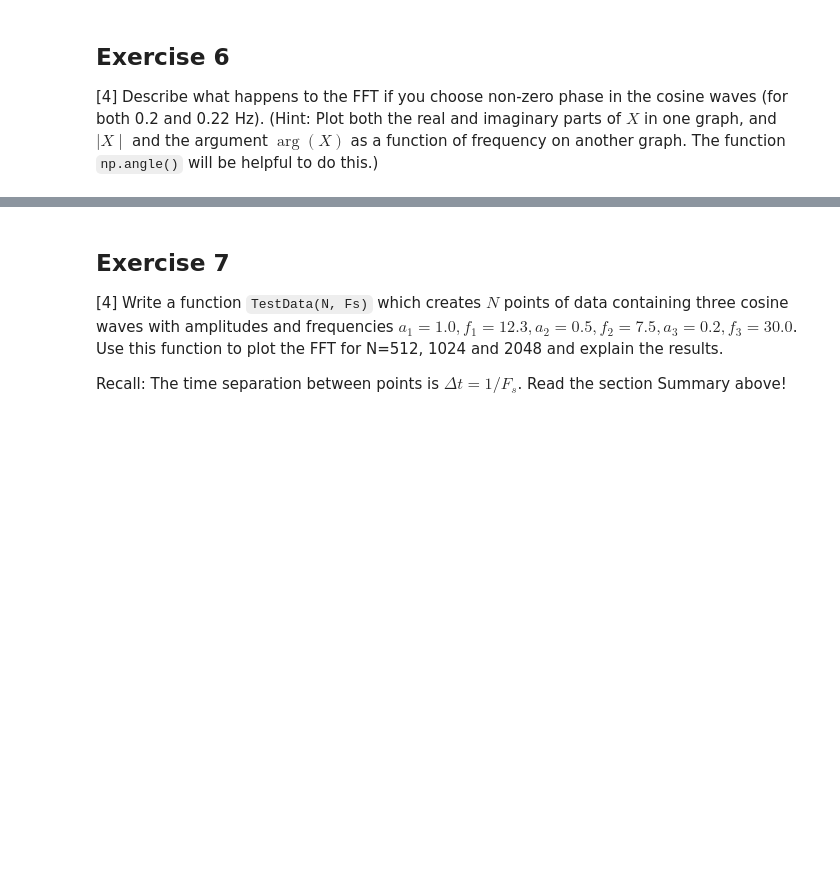
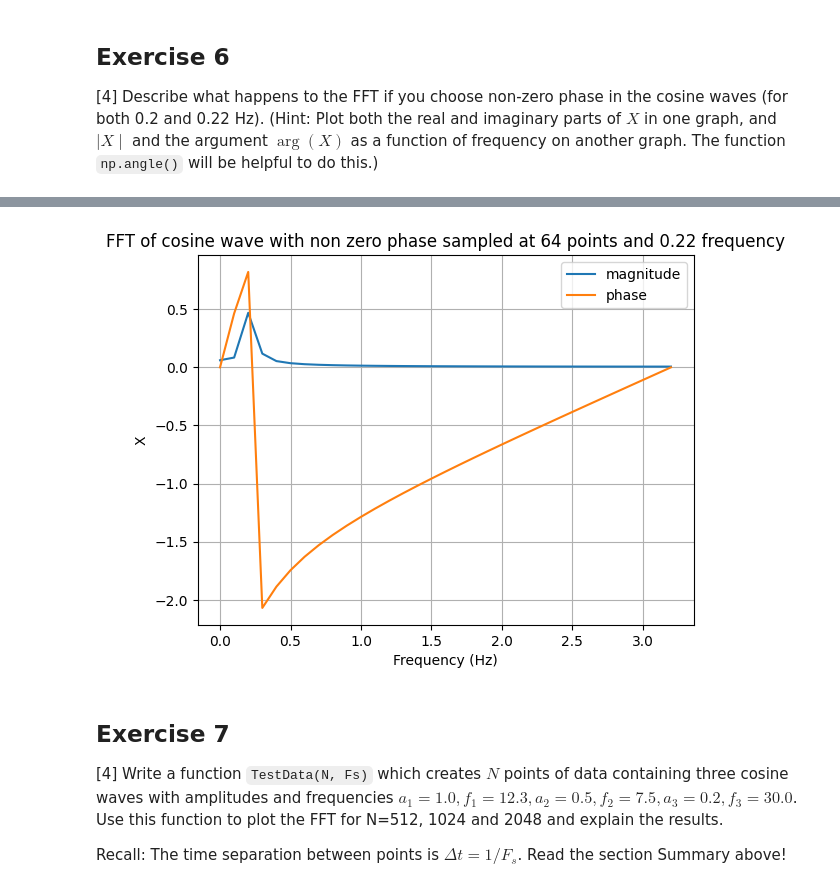
Before and after one commit to PX2145-2025/week-10-b-DixonMax, a Jupyter notebook: FFT.ipynb, the cells around one changed output, grey strips where cells are left out. Drawn from its saved outputs; the diff is of its cells as text; code cells hidden in the pictures; blank space fills up the shorter version.

```diff
--- a/FFT.ipynb
+++ b/FFT.ipynb
@@ -424,3 +469,13 @@ plt.grid()
+# %%
+plt.plot(frequency, np.abs(X), label = 'magnitude')
+plt.plot(frequency, np.angle(X), label = 'phase')
+plt.legend()
+plt.title(f'FFT of cosine wave with non zero phase sampled at {str(N)} points and {f} frequency')
+plt.xlabel('Frequency (Hz)')
+plt.ylabel('X')
+plt.grid()
+# %% [output]
+[figure, added]
 # %% [markdown]
 ## Exercise 7
 
```
Also changed, not shown: parts of 15 cells of this notebook.
